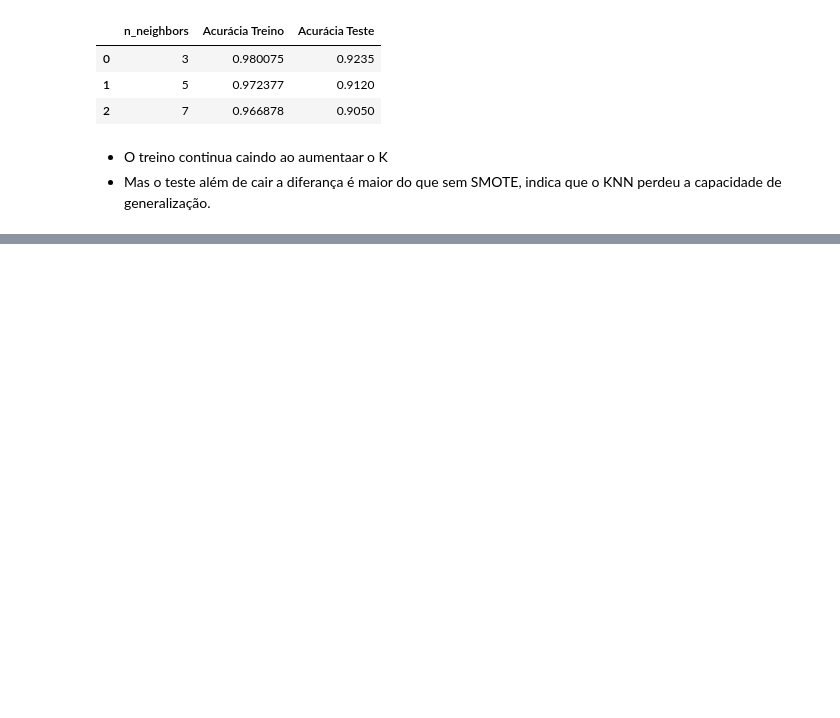
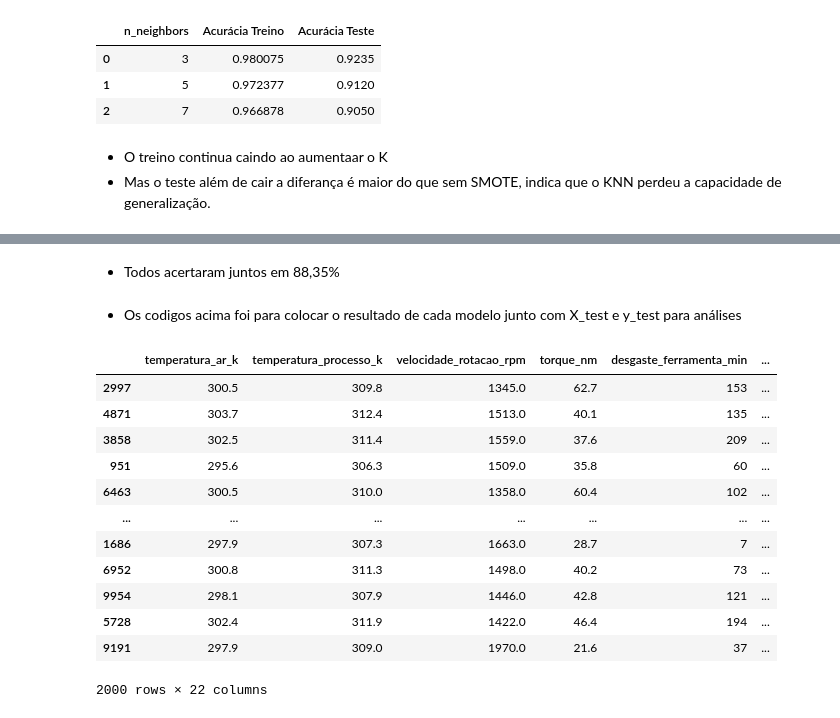
Before and after one commit to leonbenenati/projeto_avaliativo_modulo_1, a Jupyter notebook: Projeto_Avaliativo_Módulo_1.ipynb, the cells around one changed output, grey strips where cells are left out. Drawn from its saved outputs; the diff is of its cells as text; code cells hidden in the pictures; blank space fills up the shorter version.

Commit message:
implementa avaliação dos modelos

```diff
--- a/Projeto_Avaliativo_Módulo_1.ipynb
+++ b/Projeto_Avaliativo_Módulo_1.ipynb
@@ -822,0 +858,25 @@ avaliar_knn(X_train_smote_scaled,y_train_smote,X_test_smote_scaled,y_test,vizinh
+# %%
+#Criando uma coluna em boleando de cada modelo em comparação com o real
+analise["Acerto_Arvore_Original"] = (
+    analise["Real"] == analise["Arvore_Original"]
+)
+
+analise["Acerto_Arvore_SMOTE"] = (
+    analise["Real"] == analise["Arvore_SMOTE"]
+)
+
+analise["Acerto_KNN_Original"] = (
+    analise["Real"] == analise["KNN_Original"]
+)
+
+analise["Acerto_KNN_SMOTE"] = (
+    analise["Real"] == analise["KNN_SMOTE"]
+)
+# %%
+#Todos acertaram
+analise["Todos_Acertaram"] = (
+    analise["Acerto_Arvore_Original"] &
+    analise["Acerto_Arvore_SMOTE"] &
+    analise["Acerto_KNN_Original"] &
+    analise["Acerto_KNN_SMOTE"]
+)
@@ -822,0 +899,38 @@ avaliar_knn(X_train_smote_scaled,y_train_smote,X_test_smote_scaled,y_test,vizinh
+# %% [markdown]
+
+
+*   Todos acertaram juntos em 88,35%
+# %% [markdown]
+
+
+*   Os codigos acima foi para colocar o resultado de cada modelo junto com X_test e y_test para análises
+# %%
+colunas_acerto = [
+    "Acerto_Arvore_Original",
+    "Acerto_Arvore_SMOTE",
+    "Acerto_KNN_Original",
+    "Acerto_KNN_SMOTE"
+]
+#Criando a coluna quantidade de acertos
+analise["Qtd_Acertos"] = analise[colunas_acerto].sum(axis=1)
+# %%
+# Criando a coluna da maior dos acertos, se 3 acertou é True
+analise["Resultado"] = analise["Qtd_Acertos"].apply(
+    lambda x: "Maioria acertou" if x >= 3 else "Maioria errou"
+)
+# %%
+analise
+# %% [output]
+|  | temperatura_ar_k | temperatura_processo_k | velocidade_rotacao_rpm | torque_nm | desgaste_ferramenta_min | ... |
+| 2997 | 300.5 | 309.8 | 1345.0 | 62.7 | 153 | ... |
+| 4871 | 303.7 | 312.4 | 1513.0 | 40.1 | 135 | ... |
+| 3858 | 302.5 | 311.4 | 1559.0 | 37.6 | 209 | ... |
+| 951 | 295.6 | 306.3 | 1509.0 | 35.8 | 60 | ... |
+| 6463 | 300.5 | 310.0 | 1358.0 | 60.4 | 102 | ... |
+| ... | ... | ... | ... | ... | ... | ... |
+| 1686 | 297.9 | 307.3 | 1663.0 | 28.7 | 7 | ... |
+| 6952 | 300.8 | 311.3 | 1498.0 | 40.2 | 73 | ... |
+| 9954 | 298.1 | 307.9 | 1446.0 | 42.8 | 121 | ... |
+| 5728 | 302.4 | 311.9 | 1422.0 | 46.4 | 194 | ... |
+| 9191 | 297.9 | 309.0 | 1970.0 | 21.6 | 37 | ... |
+2000 rows × 22 columns
```
Also changed, not shown: parts of 17 cells of this notebook.
